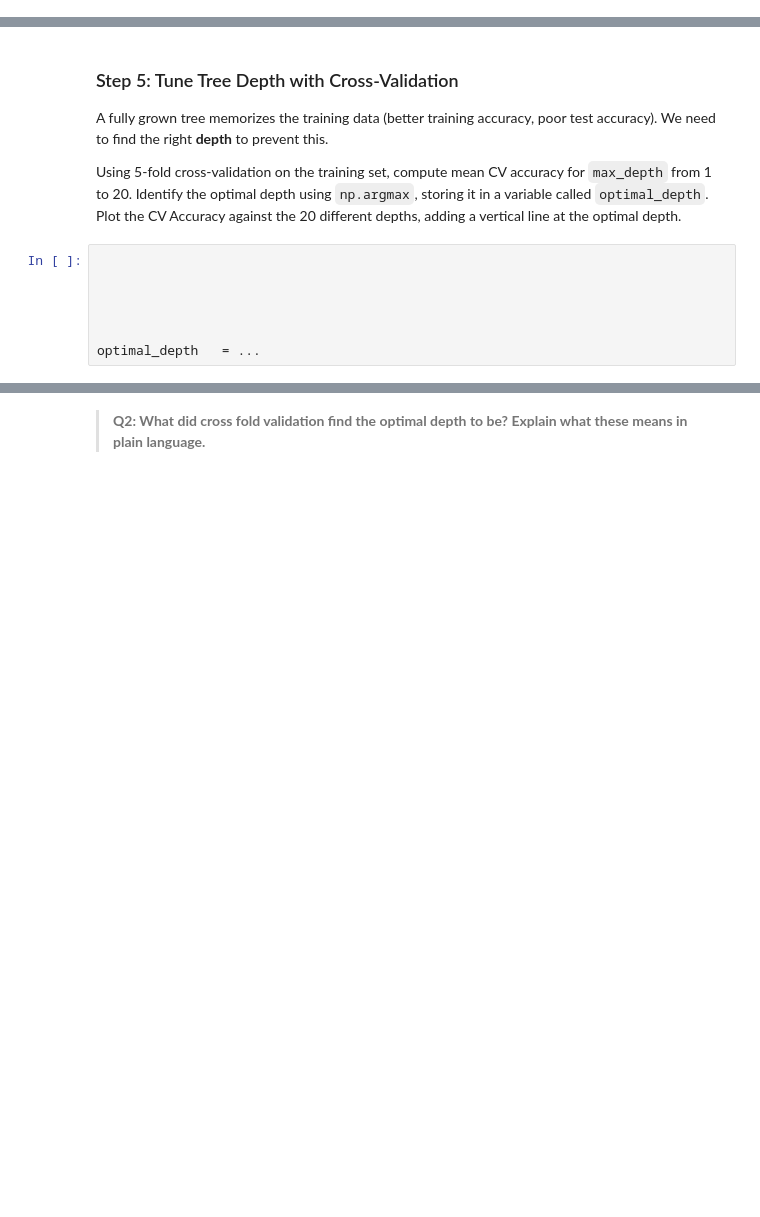
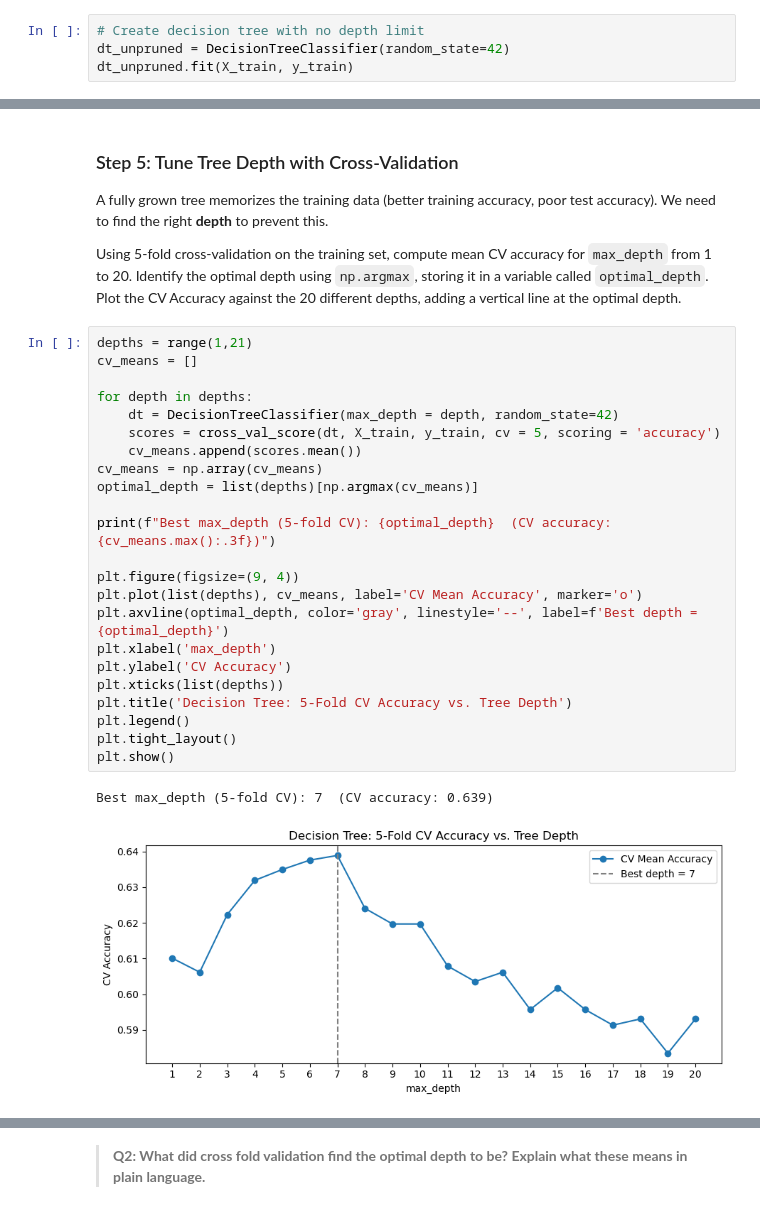
Before and after one commit to richardmonteslemus/eds232-assignment-3, a Jupyter notebook: task2/hw3-task2.ipynb, the cells around one changed output, grey strips where cells are left out. Saved outputs shown, nothing was run; the diff lists cells and outputs as text; blank space fills up the shorter version.

Commit message:
compare tree model accuracy

```diff
--- a/task2/hw3-task2.ipynb
+++ b/task2/hw3-task2.ipynb
@@ -155,0 +151,4 @@ dt_unpruned_acc_test  = ...
+# %%
+# Create decision tree with no depth limit
+dt_unpruned = DecisionTreeClassifier(random_state=42)
+dt_unpruned.fit(X_train, y_train)
@@ -187,13 +185,32 @@ _Type your answer here, replacing this text._
 A fully grown tree memorizes the training data (better training accuracy, poor test accuracy). We need to find the right **depth** to prevent this.
 
 Using 5-fold cross-validation on the training set, compute mean CV accuracy for `max_depth` from 1 to 20. Identify the optimal depth using `np.argmax`, storing it in a variable called `optimal_depth`. Plot the CV Accuracy against the 20 different depths, adding a vertical line at the optimal depth.
-# %%
-
-
-
-
-
-optimal_depth   = ...
+# %%
+depths = range(1,21)
+cv_means = []
+
+for depth in depths:
+    dt = DecisionTreeClassifier(max_depth = depth, random_state=42)
+    scores = cross_val_score(dt, X_train, y_train, cv = 5, scoring = 'accuracy')
+    cv_means.append(scores.mean())
+cv_means = np.array(cv_means)
+optimal_depth = list(depths)[np.argmax(cv_means)]
+
+print(f"Best max_depth (5-fold CV): {optimal_depth}  (CV accuracy: {cv_means.max():.3f})")
+
+plt.figure(figsize=(9, 4))
+plt.plot(list(depths), cv_means, label='CV Mean Accuracy', marker='o')
+plt.axvline(optimal_depth, color='gray', linestyle='--', label=f'Best depth = {optimal_depth}')
+plt.xlabel('max_depth')
+plt.ylabel('CV Accuracy')
+plt.xticks(list(depths))
+plt.title('Decision Tree: 5-Fold CV Accuracy vs. Tree Depth')
+plt.legend()
+plt.tight_layout()
+plt.show()
+# %% [output]
+Best max_depth (5-fold CV): 7  (CV accuracy: 0.639)
+[figure, added]
 # %%
 grader.check("q3")
 # %% [output]
```
Also changed, not shown: parts of 32 cells of this notebook.
